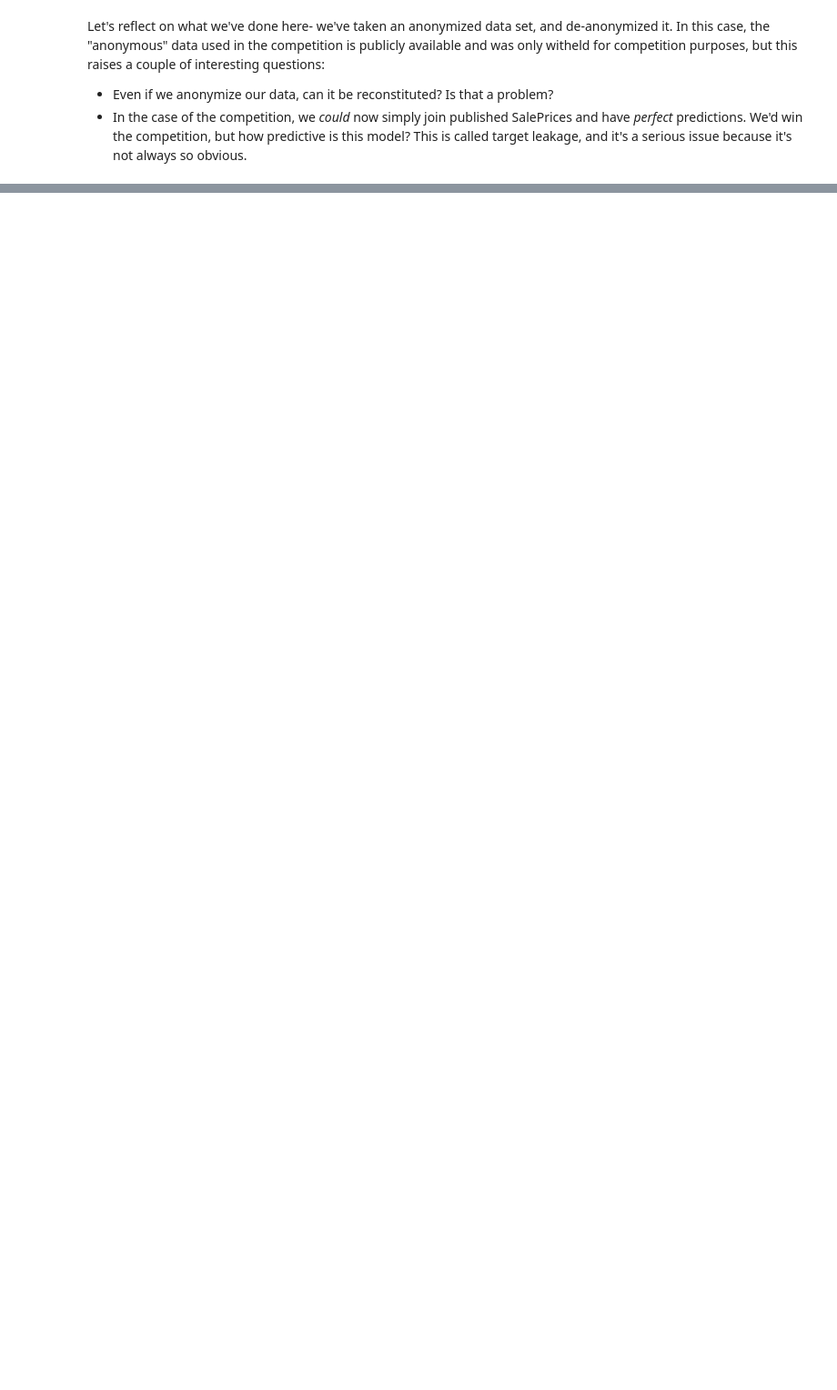
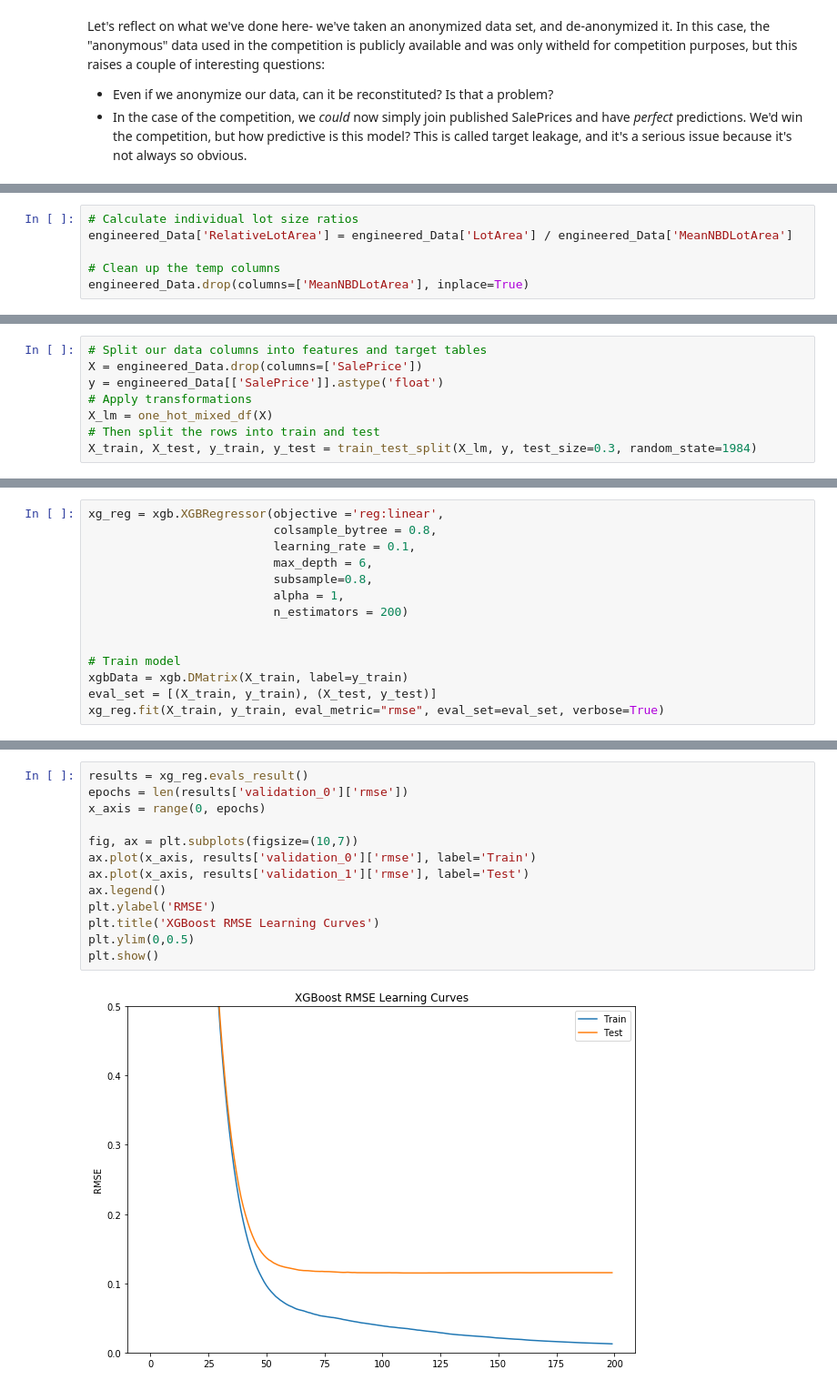
Before and after one commit to DannyGsGit/IntroToMLLab, a Jupyter notebook: Code/HomePrices.ipynb, the cells around one changed output, grey strips where cells are left out. Shown at 91% size. Cells and saved outputs as stored; diff of their text form; blank space fills up the shorter version.

```diff
--- a/Code/HomePrices.ipynb
+++ b/Code/HomePrices.ipynb
@@ -657,0 +657,6 @@ Let's reflect on what we've done here- we've taken an anonymized data set, and d
+# %%
+# Calculate individual lot size ratios
+engineered_Data['RelativeLotArea'] = engineered_Data['LotArea'] / engineered_Data['MeanNBDLotArea']
+
+# Clean up the temp columns
+engineered_Data.drop(columns=['MeanNBDLotArea'], inplace=True)
@@ -657,0 +665,8 @@ Let's reflect on what we've done here- we've taken an anonymized data set, and d
+# %%
+# Split our data columns into features and target tables
+X = engineered_Data.drop(columns=['SalePrice'])
+y = engineered_Data[['SalePrice']].astype('float')
+# Apply transformations
+X_lm = one_hot_mixed_df(X)
+# Then split the rows into train and test
+X_train, X_test, y_train, y_test = train_test_split(X_lm, y, test_size=0.3, random_state=1984)
@@ -657,0 +709,14 @@ Let's reflect on what we've done here- we've taken an anonymized data set, and d
+# %%
+xg_reg = xgb.XGBRegressor(objective ='reg:linear',
+                          colsample_bytree = 0.8,
+                          learning_rate = 0.1,
+                          max_depth = 6,
+                          subsample=0.8,
+                          alpha = 1,
+                          n_estimators = 200)
+
+
+# Train model
+xgbData = xgb.DMatrix(X_train, label=y_train)
+eval_set = [(X_train, y_train), (X_test, y_test)]
+xg_reg.fit(X_train, y_train, eval_metric="rmse", eval_set=eval_set, verbose=True)
@@ -657,0 +750,15 @@ Let's reflect on what we've done here- we've taken an anonymized data set, and d
+# %%
+results = xg_reg.evals_result()
+epochs = len(results['validation_0']['rmse'])
+x_axis = range(0, epochs)
+
+fig, ax = plt.subplots(figsize=(10,7))
+ax.plot(x_axis, results['validation_0']['rmse'], label='Train')
+ax.plot(x_axis, results['validation_1']['rmse'], label='Test')
+ax.legend()
+plt.ylabel('RMSE')
+plt.title('XGBoost RMSE Learning Curves')
+plt.ylim(0,0.5)
+plt.show()
+# %% [output]
+[figure, added]
```
Also changed, not shown: parts of 31 cells of this notebook, 4 other files.
